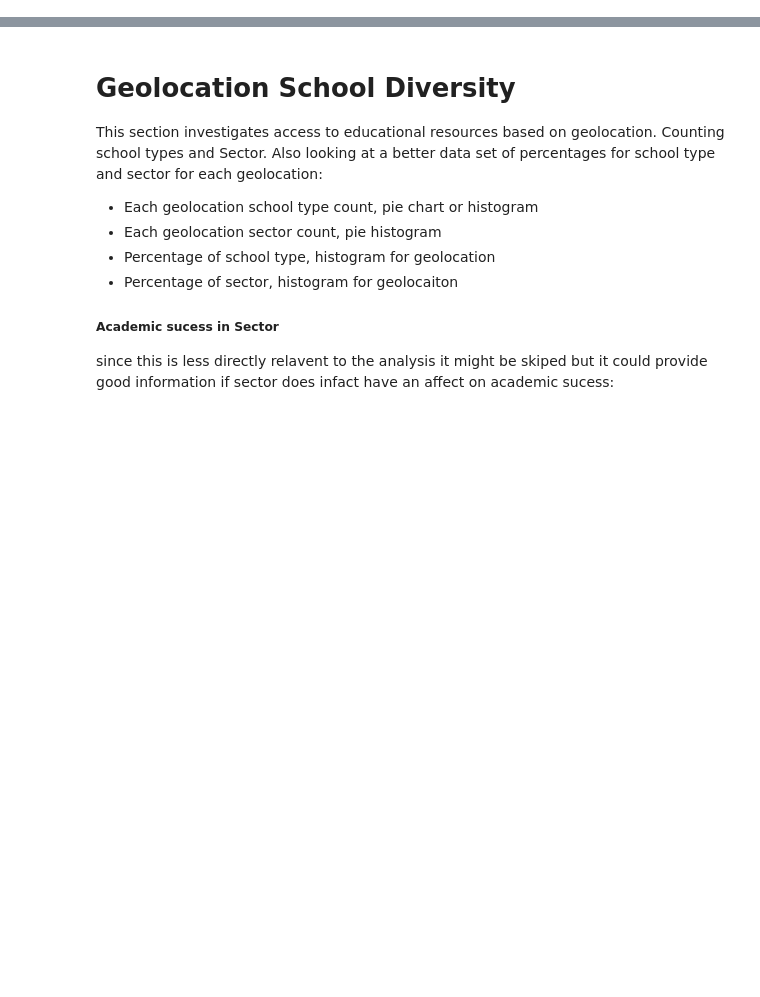
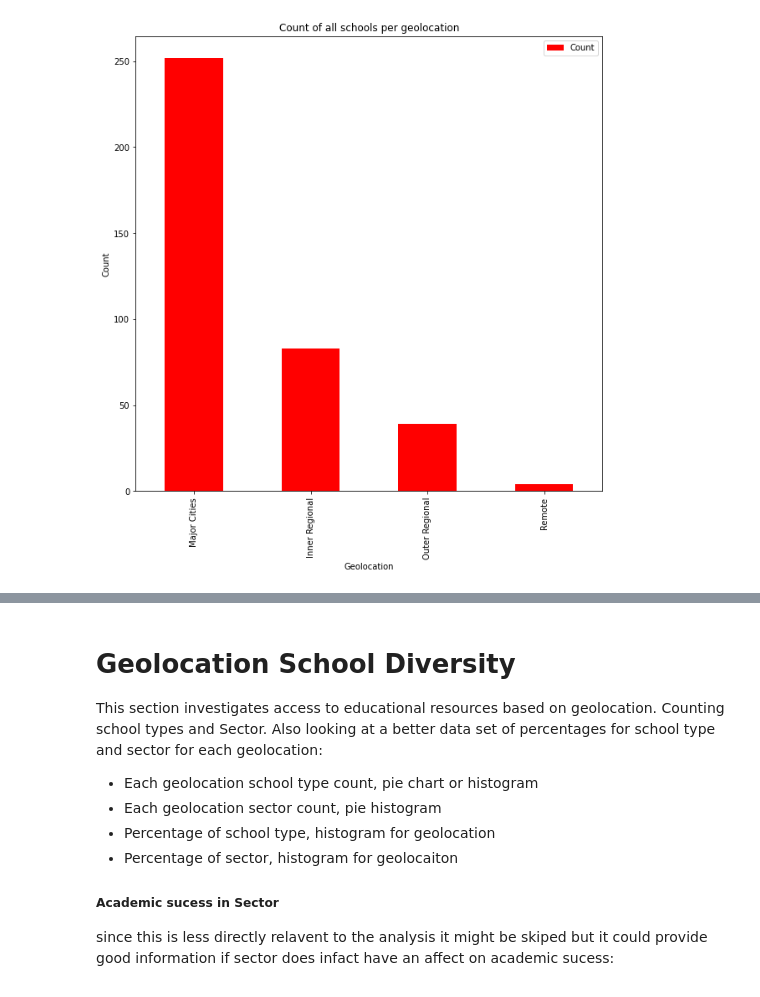
Before and after one commit to joshmartin33/project-one, a Jupyter notebook: analysis.ipynb, the cells around one changed output, grey strips where cells are left out. Saved outputs shown, nothing was run; the diff lists cells and outputs as text; code cells hidden in the pictures; blank space fills up the shorter version.

```diff
--- a/analysis.ipynb
+++ b/analysis.ipynb
@@ -25,0 +64,9 @@ This section provides an overarching investigation into acess to educational res
+# %%
+#Count of all schools in Victoria per Geolocation
+schools_sort_size_bar = schools_sort_size.drop(schools_sort_size.columns[1],axis=1,)
+schools_sort_size_bar = schools_sort_size_bar.sort_values('Count', ascending= False)
+schools_sort_size_bar.plot.bar(ylabel= 'Count',color='r',title = 'Count of all schools per geolocation' ,figsize=(10,10), align='center')
+plt.savefig('output/schools_count_bar.png')
+plt.show()
+# %% [output]
+[figure, added]
```
Also changed, not shown: parts of 10 cells of this notebook, 7 other files.
